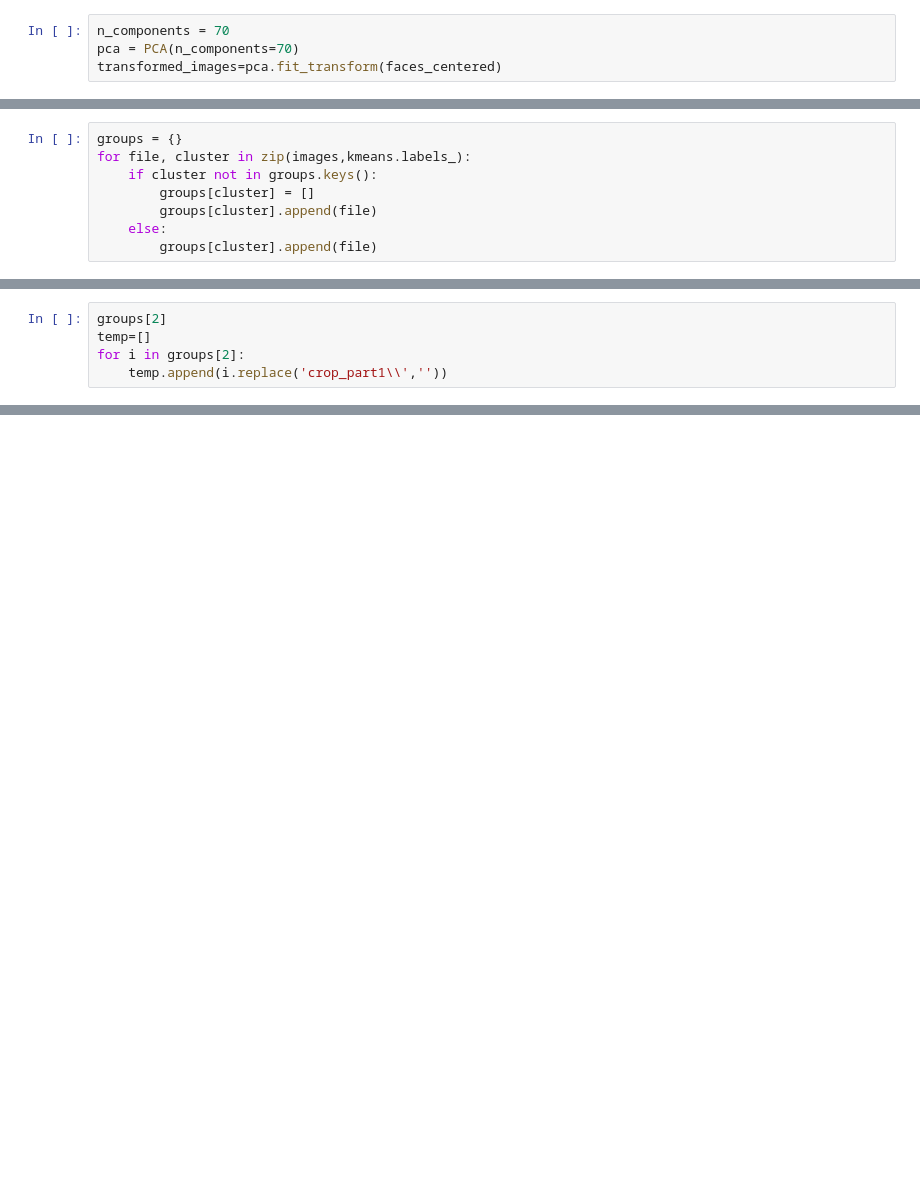
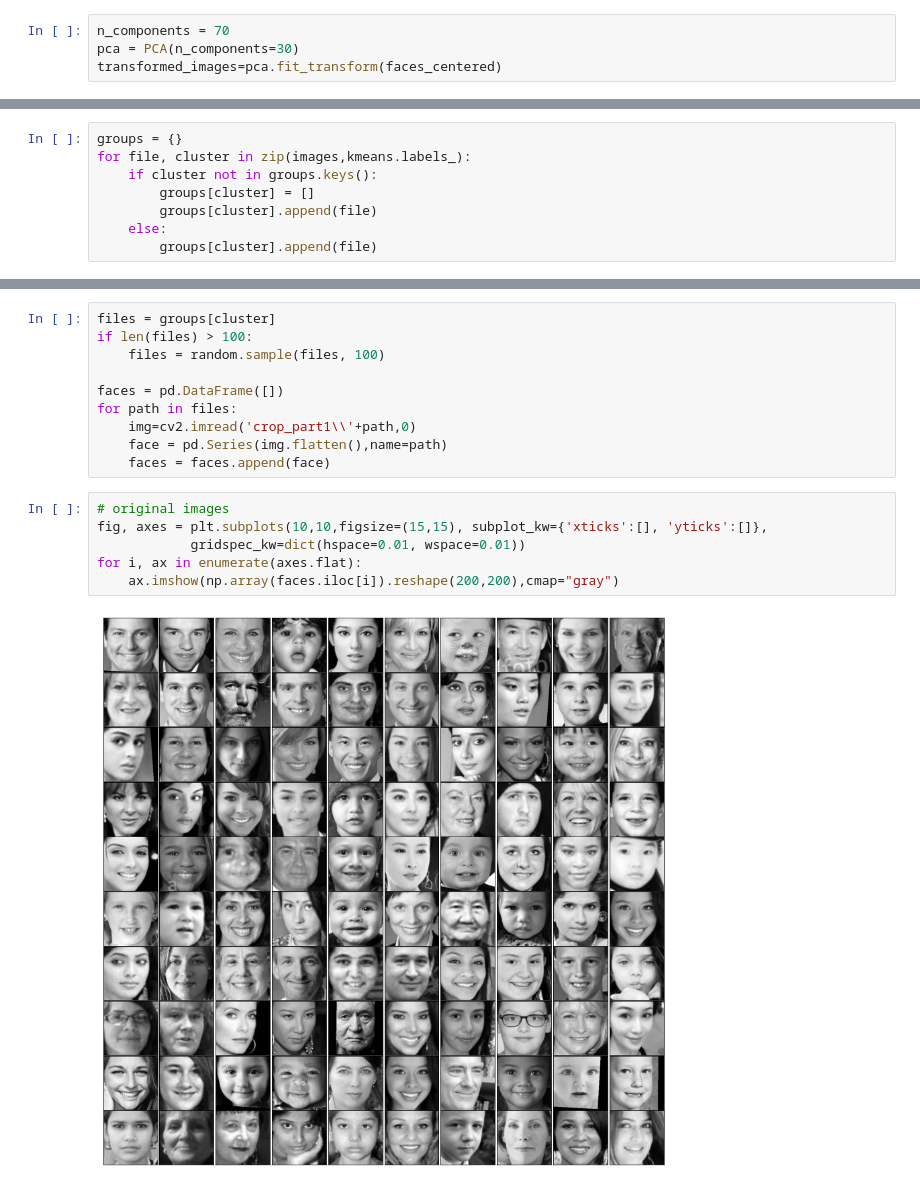
Before and after one commit to koldbrandt/glowing-umbrella-faces-unsup, a Jupyter notebook: ICA.ipynb, the cells around one changed output, grey strips where cells are left out. Drawn from its saved outputs; the diff is of its cells as text; blank space fills up the shorter version.

```diff
--- a/ICA.ipynb
+++ b/ICA.ipynb
@@ -34,6 +54,6 @@ feats = feats.reshape((nsamples,nx*ny))
 # %%
 n_components = 70
-pca = PCA(n_components=70)
+pca = PCA(n_components=30)
 transformed_images=pca.fit_transform(faces_centered)
 # %%
 print(f"Components before PCA: {len(feats[0])}")
@@ -88,5 +81,0 @@ def view_cluster(cluster):
-# %%
-groups[2]
-temp=[]
-for i in groups[2]:
-    temp.append(i.replace('crop_part1\\',''))
@@ -116,0 +105,18 @@ _  = pd.crosstab(df_info['cluster'],df_info['Gender']).plot.bar()
+# %%
+files = groups[cluster]
+if len(files) > 100:
+    files = random.sample(files, 100)
+
+faces = pd.DataFrame([])
+for path in files:
+    img=cv2.imread('crop_part1\\'+path,0)
+    face = pd.Series(img.flatten(),name=path)
+    faces = faces.append(face)
+# %%
+# original images
+fig, axes = plt.subplots(10,10,figsize=(15,15), subplot_kw={'xticks':[], 'yticks':[]},
+            gridspec_kw=dict(hspace=0.01, wspace=0.01))
+for i, ax in enumerate(axes.flat):
+    ax.imshow(np.array(faces.iloc[i]).reshape(200,200),cmap="gray")
+# %% [output]
+[figure, added]
```
Also changed, not shown: parts of 41 cells of this notebook.
